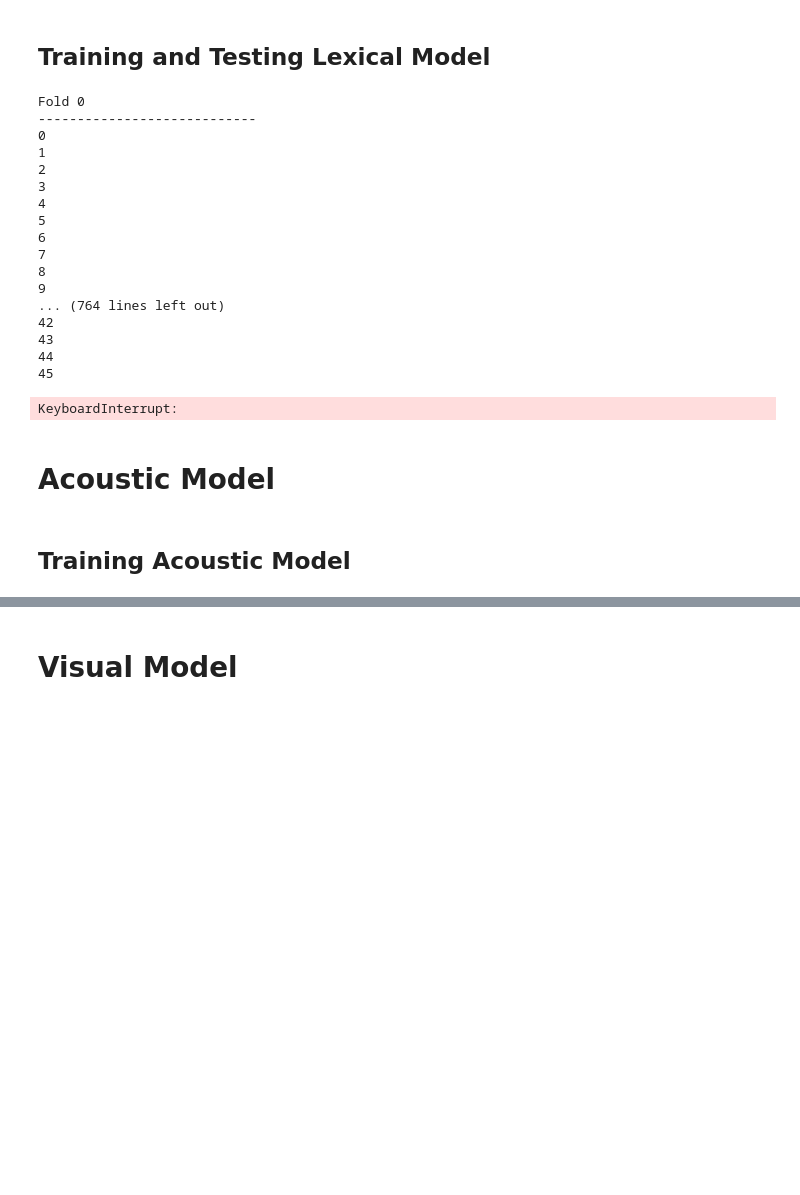
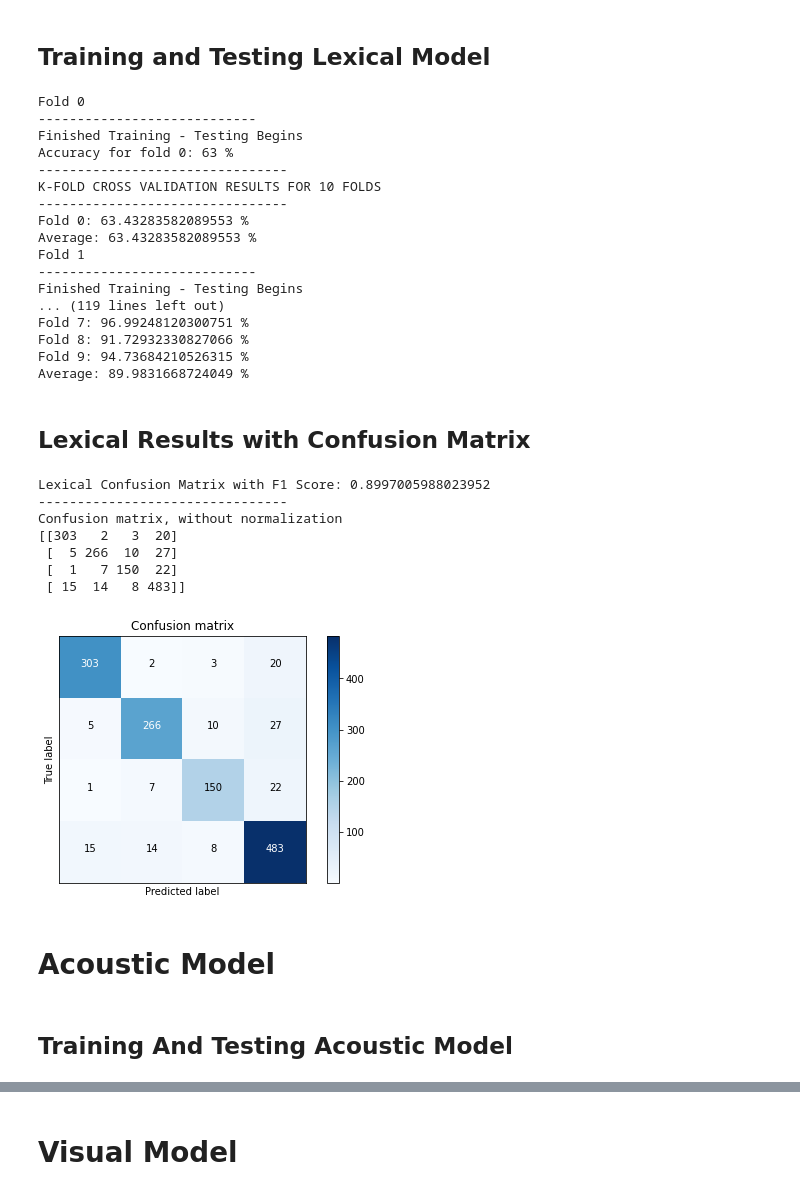
Before and after one commit to charliepyle/Multimodal-Emotion-Classification, a Jupyter notebook: run.ipynb, the cells around one changed output, grey strips where cells are left out. Cells and saved outputs as stored; diff of their text form; code cells hidden in the pictures; blank space fills up the shorter version.

Commit message:
added confusion matrices to each section and fixed imports

```diff
--- a/run.ipynb
+++ b/run.ipynb
@@ -94,9 +121,11 @@ criterion = nn.CrossEntropyLoss()
 optimizer = optim.Adam(lex.parameters(), lr=1e-4)
 
 k_folds = 10
-num_epochs = 15
+num_epochs = 20
 
 k_fold_results = {}
+
+total_lexical_predicted, total_lexical_targets = [], []
 
 kfold = KFold(n_splits=k_folds, shuffle=True)
 
@@ -130,10 +159,10 @@ for fold, (train_ids, test_ids) in enumerate(kfold.split(lexical_dataset)):
 
             # print statistics
             running_loss += loss.item()
-            if i % 100 == 99:    # print every 200 mini-batches
-                print('[%d, %5d] loss: %.3f' %
-                      (epoch + 1, i + 1, running_loss / 100))
-                running_loss = 0.0
+#             if i % 100 == 99:    # print every 200 mini-batches
+#                 print('[%d, %5d] loss: %.3f' %
+#                       (epoch + 1, i + 1, running_loss / 100))
+#                 running_loss = 0.0
 
     print('Finished Training - Testing Begins')
 
@@ -152,6 +181,9 @@ for fold, (train_ids, test_ids) in enumerate(kfold.split(lexical_dataset)):
             # Set total and correct
             _, predicted = torch.max(outputs.data, 1)
             total += targets.size(0)
+
+            total_lexical_predicted += predicted
+            total_lexical_targets += targets
             correct += (predicted == targets).sum().item()
         # Print accuracy
         print('Accuracy for fold %d: %d %%' % (fold, 100.0 * correct / total))
@@ -169,22 +201,42 @@ for fold, (train_ids, test_ids) in enumerate(kfold.split(lexical_dataset)):
 # %% [output]
 Fold 0
 ----------------------------
-0
-1
-2
-3
-4
-5
-6
-7
-8
-9
-... (764 lines left out)
-42
-43
-44
-45
+Finished Training - Testing Begins
+Accuracy for fold 0: 63 %
+--------------------------------
+K-FOLD CROSS VALIDATION RESULTS FOR 10 FOLDS
+--------------------------------
+Fold 0: 63.43283582089553 %
+Average: 63.43283582089553 %
+Fold 1
+----------------------------
+Finished Training - Testing Begins
+... (119 lines left out)
+Fold 7: 96.99248120300751 %
+Fold 8: 91.72932330827066 %
+Fold 9: 94.73684210526315 %
+Average: 89.9831668724049 %
-KeyboardInterrupt:
+# %% [markdown]
+## Lexical Results with Confusion Matrix
+# %%
+lexical_f1 = f1_score(total_lexical_targets, total_lexical_predicted, average='micro')
+lexical_cm = confusion_matrix(total_lexical_targets, total_lexical_predicted)
+
+# probably a better way to do this
+classes = np.ndarray([0,1,2,3])
+
+print(f'Lexical Confusion Matrix with F1 Score: {lexical_f1}')
+print('--------------------------------')
+plot_confusion_matrix(lexical_cm, classes)
+# %% [output]
+Lexical Confusion Matrix with F1 Score: 0.8997005988023952
+--------------------------------
+Confusion matrix, without normalization
+[[303   2   3  20]
+ [  5 266  10  27]
+ [  1   7 150  22]
+ [ 15  14   8 483]]
+[figure, added]
 # %% [markdown]
 # Acoustic Model
 # %%
@@ -233,4 +287,4 @@ class AcousticModel(nn.Module):
         return x
 # %% [markdown]
-## Training Acoustic Model
+## Training And Testing Acoustic Model
 # %%
```
Also changed, not shown: parts of 21 cells of this notebook.
